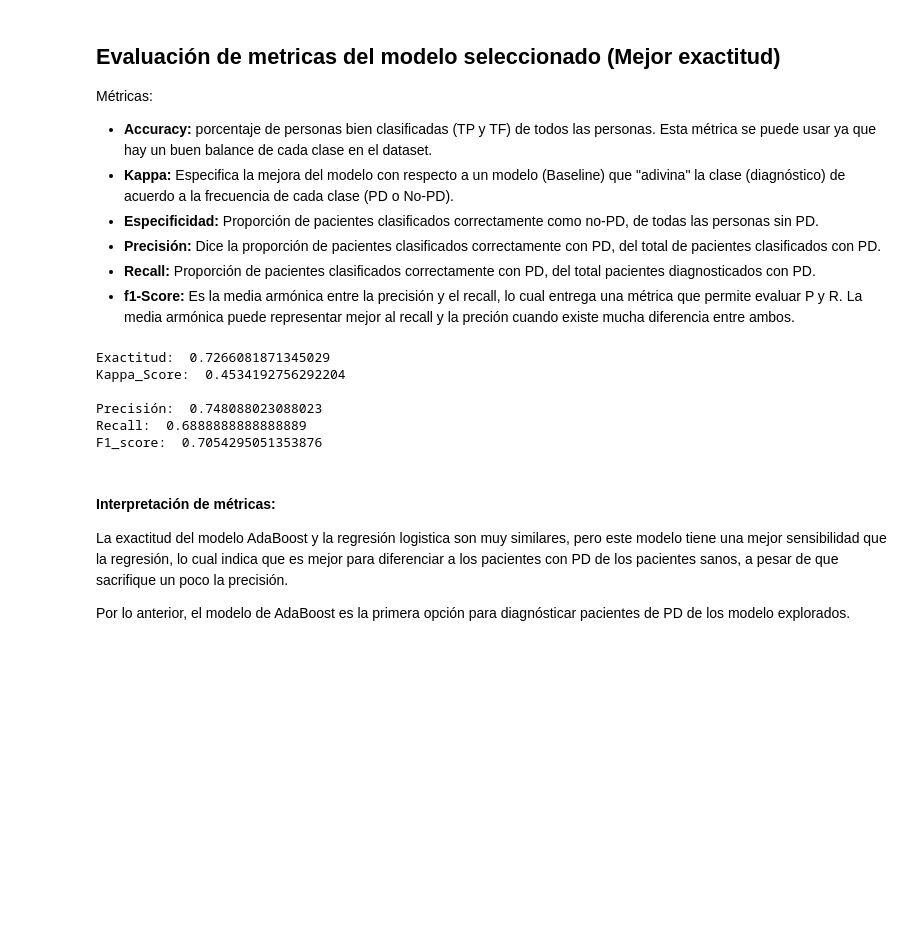
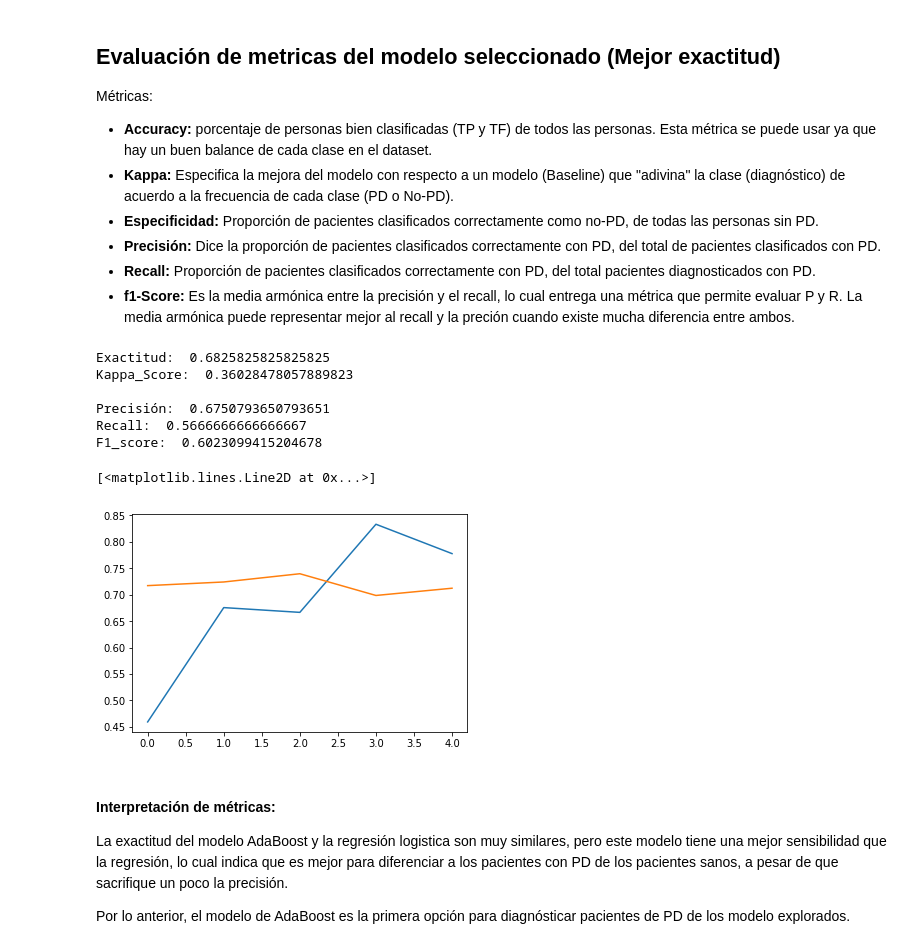
Before and after one commit to renardete/Analitica, a Jupyter notebook: Proyecto Final/5.Trees.ipynb, the cells around one changed output. Drawn from its saved outputs; the diff is of its cells as text; code cells hidden in the pictures; blank space fills up the shorter version.

```diff
--- a/Proyecto Final/5.Trees.ipynb
+++ b/Proyecto Final/5.Trees.ipynb
@@ -153,15 +155,16 @@ Debido a que este modelo obtuvo un buen desempeño con el data set inicial, se u
 # %%
 # Boosting
 
+pipeline = Pipeline([
+    ('scaler',StandardScaler()),
+    ('clf', AdaBoostClassifier(base_estimator=None, algorithm='SAMME'))
+])
+
 param_grid ={
-    'n_estimators' : [10, 20, 100, 400],
-    'learning_rate' : [0.05, 0.1, 0.2, 0.5,0.7,0.8]
+    'clf__n_estimators' : [10, 20, 100, 400],
+    'clf__learning_rate' : [0.05, 0.1, 0.2, 0.5,0.7,0.8]
 }
 
-GS_Boo = GridSearchCV(AdaBoostClassifier(base_estimator=None, algorithm='SAMME'),
-                      param_grid=param_grid, scoring='accuracy', cv=10)
+GS_Boo = GridSearchCV(pipeline, param_grid=param_grid, scoring='accuracy', cv=10)
 GS_Boo.fit(x,y)
-
-print('Mejores parametros:\n', GS_Boo.best_params_)
-print('Mejor Exactitud:\n', GS_Boo.best_score_)
 # %% [output]
@@ -288,6 +294,11 @@ def wrap_f1(y_test,y_pred):
 def wrap_kappa(y_test,y_pred):
     return metrics.cohen_kappa_score(y_test,y_pred)
 # %%
+pipeline = Pipeline([
+    ('scaler',StandardScaler()),
+    ('clf', AdaBoostClassifier(n_estimators=10, learning_rate=0.05, algorithm='SAMME', base_estimator=None))
+])
+
 scores = {
     'acc':'accuracy',
     'kappa' : metrics.make_scorer(wrap_kappa),
@@ -296,7 +307,7 @@ scores = {
     'f1' : metrics.make_scorer(wrap_f1)
 }
 
-cv_scores = cross_validate(estimator=ada, X=x,y=y, cv=10, return_train_score=False, scoring=scores)
+cv_scores = cross_validate(estimator=ada, X=x,y=y, cv=5, return_train_score=True, scoring=scores)
 
 print('Exactitud: ', np.average(cv_scores['test_acc']))
 print('Kappa_Score: ', np.average(cv_scores['test_kappa']))
@@ -305,12 +316,19 @@ print('Precisión: ', np.average(cv_scores['test_precision']))
 print('Recall: ', np.average(cv_scores['test_recall']))
 print('F1_score: ', np.average(cv_scores['test_f1']))
 # %% [output]
-Exactitud:  0.7266081871345029
-Kappa_Score:  0.4534192756292204
+Exactitud:  0.6825825825825825
+Kappa_Score:  0.36028478057889823
 
-Precisión:  0.748088023088023
-Recall:  0.6888888888888889
-F1_score:  0.7054295051353876
+Precisión:  0.6750793650793651
+Recall:  0.5666666666666667
+F1_score:  0.6023099415204678
+# %%
+
+plt.plot(cv_scores['test_acc'])
+plt.plot(cv_scores['train_acc'])
+# %% [output]
+[<matplotlib.lines.Line2D at 0x...>]
+[figure, added]
 # %% [markdown]
 #### Interpretación de métricas:
 
```
Also changed, not shown: parts of 4 cells of this notebook.
